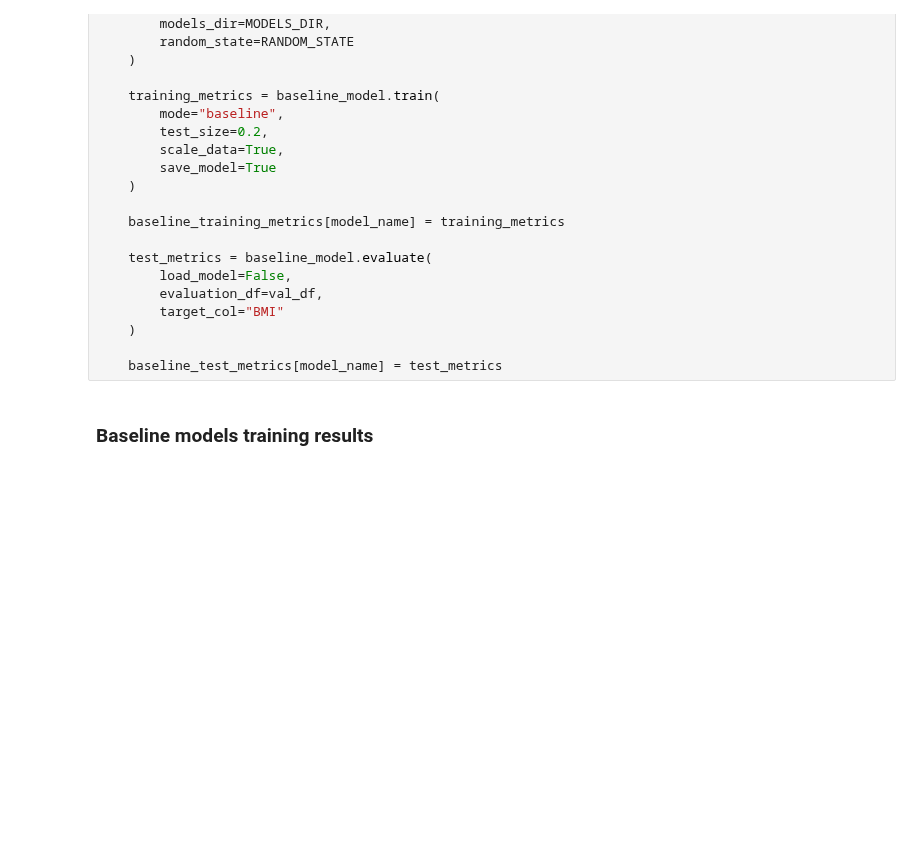
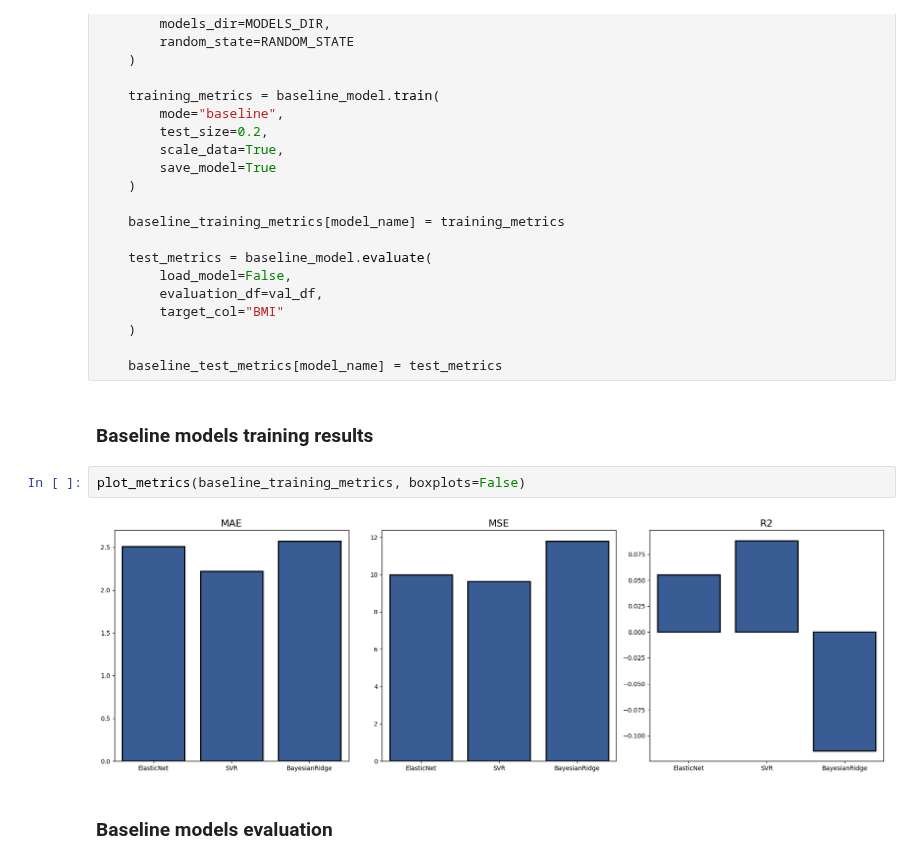
Before and after one commit to KonsKons26/mlcb-a1, a Jupyter notebook: notebooks/regression.ipynb, the cells around one changed output. Cells and saved outputs as stored; diff of their text form; blank space fills up the shorter version.

Commit message:
baseline plots prettier

```diff
--- a/notebooks/regression.ipynb
+++ b/notebooks/regression.ipynb
@@ -90,6 +90,12 @@ for model_name in model_names:
     baseline_test_metrics[model_name] = test_metrics
 # %% [markdown]
 ### Baseline models training results
+# %%
+plot_metrics(baseline_training_metrics, boxplots=False)
+# %% [output]
+[figure, added]
+# %% [markdown]
+### Baseline models evaluation
 # %%
 plot_metrics(baseline_test_metrics)
 # %% [output]
```
Also changed, not shown: parts of 2 cells of this notebook, 5 other files.
